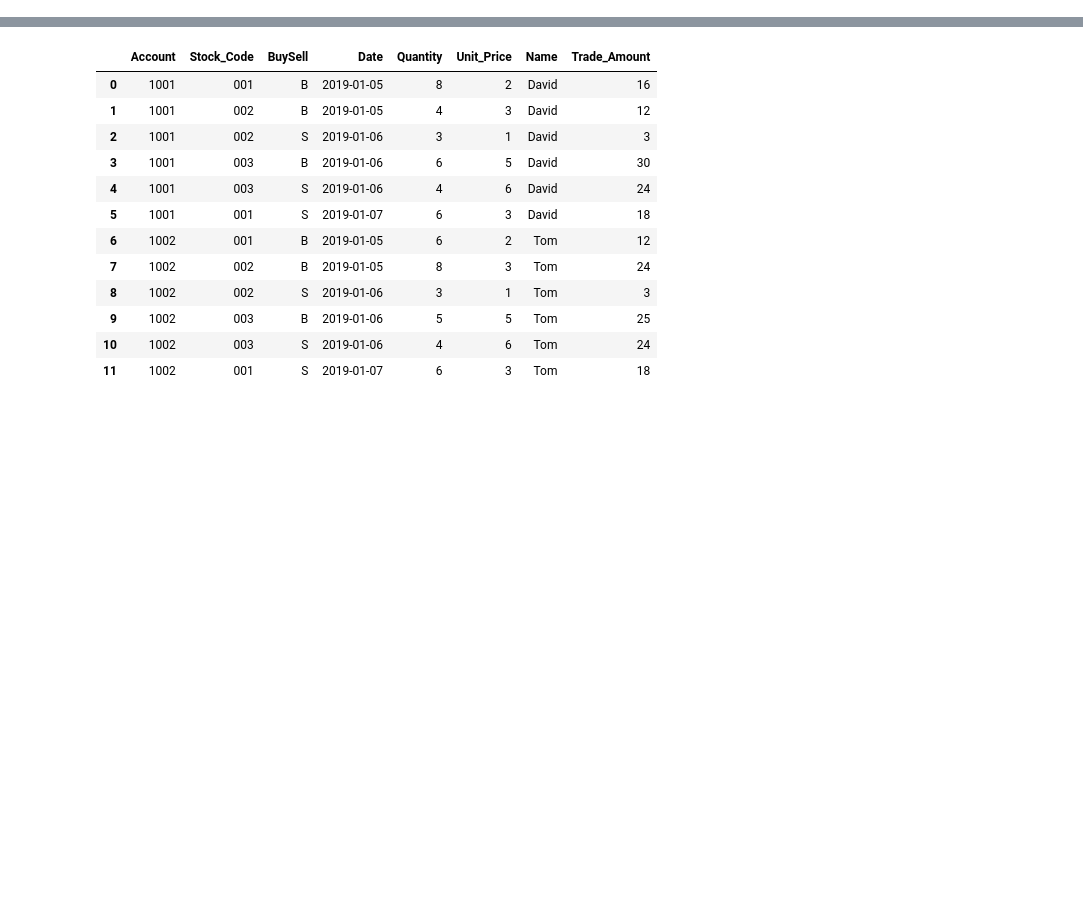
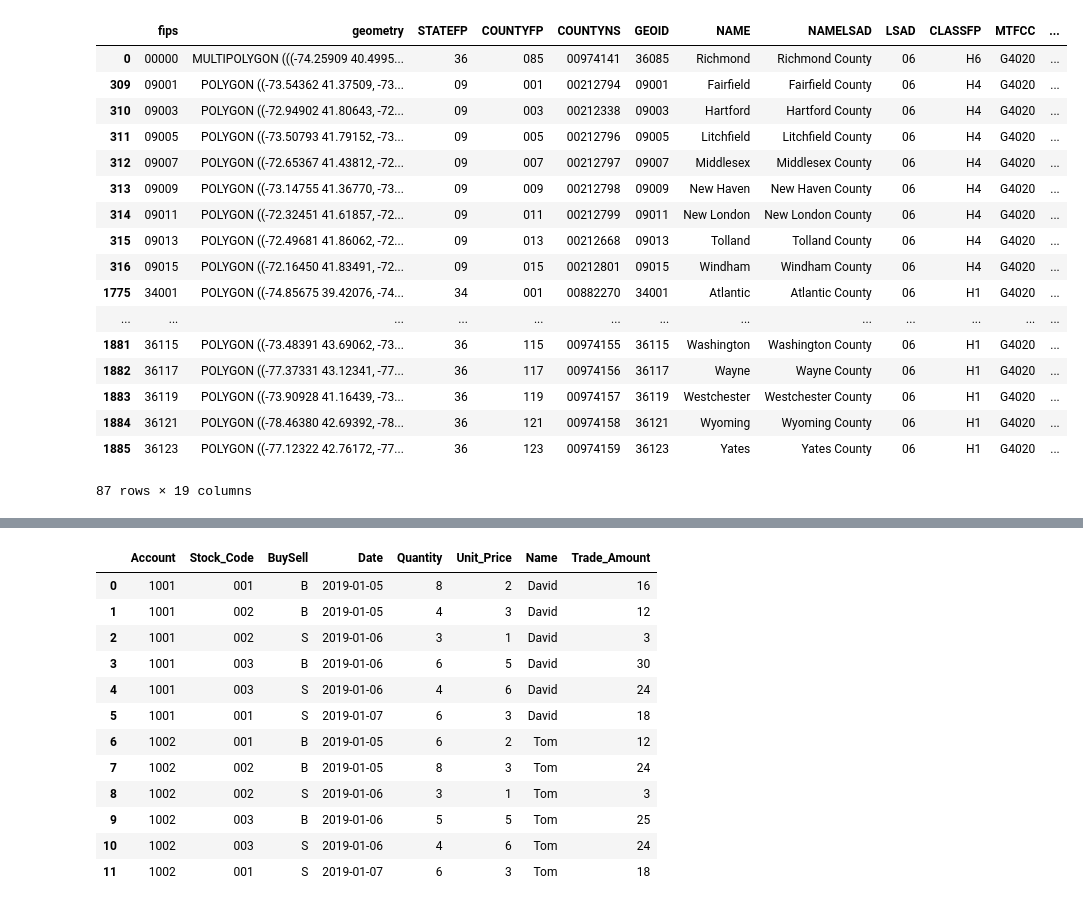
Before and after one commit to weber-nate/covid-viz, a Jupyter notebook: Untitled.ipynb, the cells around one changed output, grey strips where cells are left out. Cells and saved outputs as stored; diff of their text form; code cells hidden in the pictures; blank space fills up the shorter version.

```diff
--- a/Untitled.ipynb
+++ b/Untitled.ipynb
@@ -11,0 +15,3 @@ class Covid:
+# %%
+TRI_STATE = ["09", "34", "36"]
+NORTHEAST = ["25", "00", "33", "34", "36", "42", "50", "09", "23", "44"]
@@ -11,0 +52,21 @@ class Covid:
+# %%
+CountyShapeFile(file_name="shapefile/tl_2019_us_county/tl_2019_us_county.shp").filter_geography(TRI_STATE)
+# %% [output]
+|  | fips | geometry | STATEFP | COUNTYFP | COUNTYNS | GEOID | NAME | NAMELSAD | LSAD | CLASSFP | MTFCC | ... |
+| 0 | 00000 | MULTIPOLYGON (((-74.25909 40.4995... | 36 | 085 | 00974141 | 36085 | Richmond | Richmond County | 06 | H6 | G4020 | ... |
+| 309 | 09001 | POLYGON ((-73.54362 41.37509, -73... | 09 | 001 | 00212794 | 09001 | Fairfield | Fairfield County | 06 | H4 | G4020 | ... |
+| 310 | 09003 | POLYGON ((-72.94902 41.80643, -72... | 09 | 003 | 00212338 | 09003 | Hartford | Hartford County | 06 | H4 | G4020 | ... |
+| 311 | 09005 | POLYGON ((-73.50793 41.79152, -73... | 09 | 005 | 00212796 | 09005 | Litchfield | Litchfield County | 06 | H4 | G4020 | ... |
+| 312 | 09007 | POLYGON ((-72.65367 41.43812, -72... | 09 | 007 | 00212797 | 09007 | Middlesex | Middlesex County | 06 | H4 | G4020 | ... |
+| 313 | 09009 | POLYGON ((-73.14755 41.36770, -73... | 09 | 009 | 00212798 | 09009 | New Haven | New Haven County | 06 | H4 | G4020 | ... |
+| 314 | 09011 | POLYGON ((-72.32451 41.61857, -72... | 09 | 011 | 00212799 | 09011 | New London | New London County | 06 | H4 | G4020 | ... |
+| 315 | 09013 | POLYGON ((-72.49681 41.86062, -72... | 09 | 013 | 00212668 | 09013 | Tolland | Tolland County | 06 | H4 | G4020 | ... |
+| 316 | 09015 | POLYGON ((-72.16450 41.83491, -72... | 09 | 015 | 00212801 | 09015 | Windham | Windham County | 06 | H4 | G4020 | ... |
+| 1775 | 34001 | POLYGON ((-74.85675 39.42076, -74... | 34 | 001 | 00882270 | 34001 | Atlantic | Atlantic County | 06 | H1 | G4020 | ... |
+| ... | ... | ... | ... | ... | ... | ... | ... | ... | ... | ... | ... | ... |
+| 1881 | 36115 | POLYGON ((-73.48391 43.69062, -73... | 36 | 115 | 00974155 | 36115 | Washington | Washington County | 06 | H1 | G4020 | ... |
+| 1882 | 36117 | POLYGON ((-77.37331 43.12341, -77... | 36 | 117 | 00974156 | 36117 | Wayne | Wayne County | 06 | H1 | G4020 | ... |
+| 1883 | 36119 | POLYGON ((-73.90928 41.16439, -73... | 36 | 119 | 00974157 | 36119 | Westchester | Westchester County | 06 | H1 | G4020 | ... |
+| 1884 | 36121 | POLYGON ((-78.46380 42.69392, -78... | 36 | 121 | 00974158 | 36121 | Wyoming | Wyoming County | 06 | H1 | G4020 | ... |
+| 1885 | 36123 | POLYGON ((-77.12322 42.76172, -77... | 36 | 123 | 00974159 | 36123 | Yates | Yates County | 06 | H1 | G4020 | ... |
+87 rows × 19 columns
```
Also changed, not shown: parts of 14 cells of this notebook, 6 other files.
